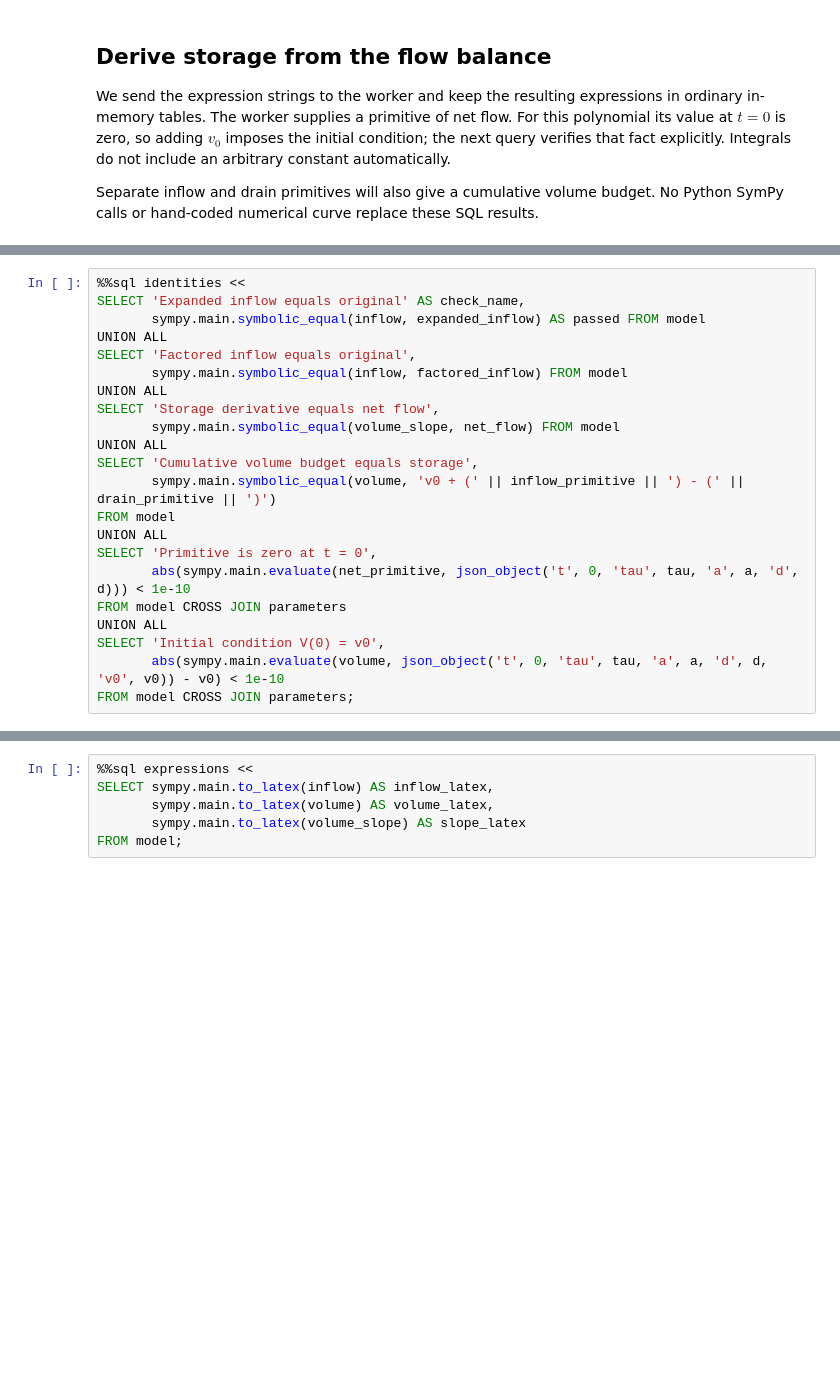
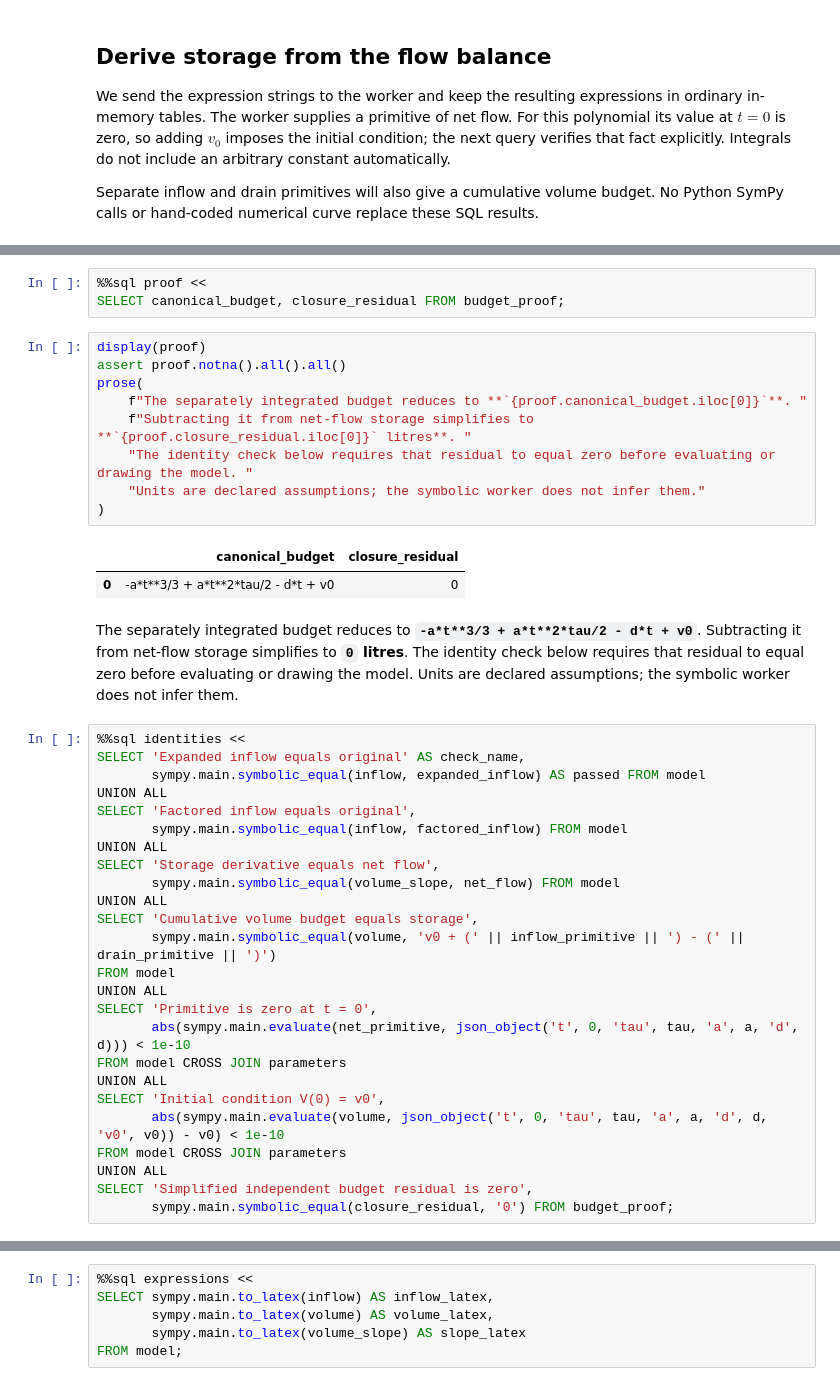
Before and after one commit to Query-farm/vgi-sympy, a Jupyter notebook: notebooks/01_reservoir_storage.ipynb, the cells around one changed output, grey strips where cells are left out. Cells and saved outputs as stored; diff of their text form; blank space fills up the shorter version.

```diff
--- a/notebooks/01_reservoir_storage.ipynb
+++ b/notebooks/01_reservoir_storage.ipynb
@@ -133,3 +156,19 @@ SELECT inflow, expanded_inflow, net_primitive, volume_slope FROM model;
+# %%
+%%sql proof <<
+SELECT canonical_budget, closure_residual FROM budget_proof;
+# %%
+display(proof)
+assert proof.notna().all().all()
+prose(
+    f"The separately integrated budget reduces to **`{proof.canonical_budget.iloc[0]}`**. "
+    f"Subtracting it from net-flow storage simplifies to **`{proof.closure_residual.iloc[0]}` litres**. "
+    "The identity check below requires that residual to equal zero before evaluating or drawing the model. "
+    "Units are declared assumptions; the symbolic worker does not infer them."
+)
+# %% [output]
+|  | canonical_budget | closure_residual |
+| 0 | -a*t**3/3 + a*t**2*tau/2 - d*t + v0 | 0 |
+The separately integrated budget reduces to **`-a*t**3/3 + a*t**2*tau/2 - d*t + v0`**. Subtracting it from net-flow storage simplifies to **`0` litres**. The identity check below requires that residual to equal zero before evaluating or drawing the model. Units are declared assumptions; the symbolic worker does not infer them.
 # %%
 %%sql identities <<
 SELECT 'Expanded inflow equals original' AS check_name,
@@ -151,7 +190,10 @@ FROM model CROSS JOIN parameters
 UNION ALL
 SELECT 'Initial condition V(0) = v0',
        abs(sympy.main.evaluate(volume, json_object('t', 0, 'tau', tau, 'a', a, 'd', d, 'v0', v0)) - v0) < 1e-10
-FROM model CROSS JOIN parameters;
+FROM model CROSS JOIN parameters
+UNION ALL
+SELECT 'Simplified independent budget residual is zero',
+       sympy.main.symbolic_equal(closure_residual, '0') FROM budget_proof;
 # %%
 display(identities)
 assert identities.passed.notna().all() and identities.passed.all(), "A symbolic or initial-condition check failed."
```
Also changed, not shown: parts of 19 cells of this notebook, 13 other files.
